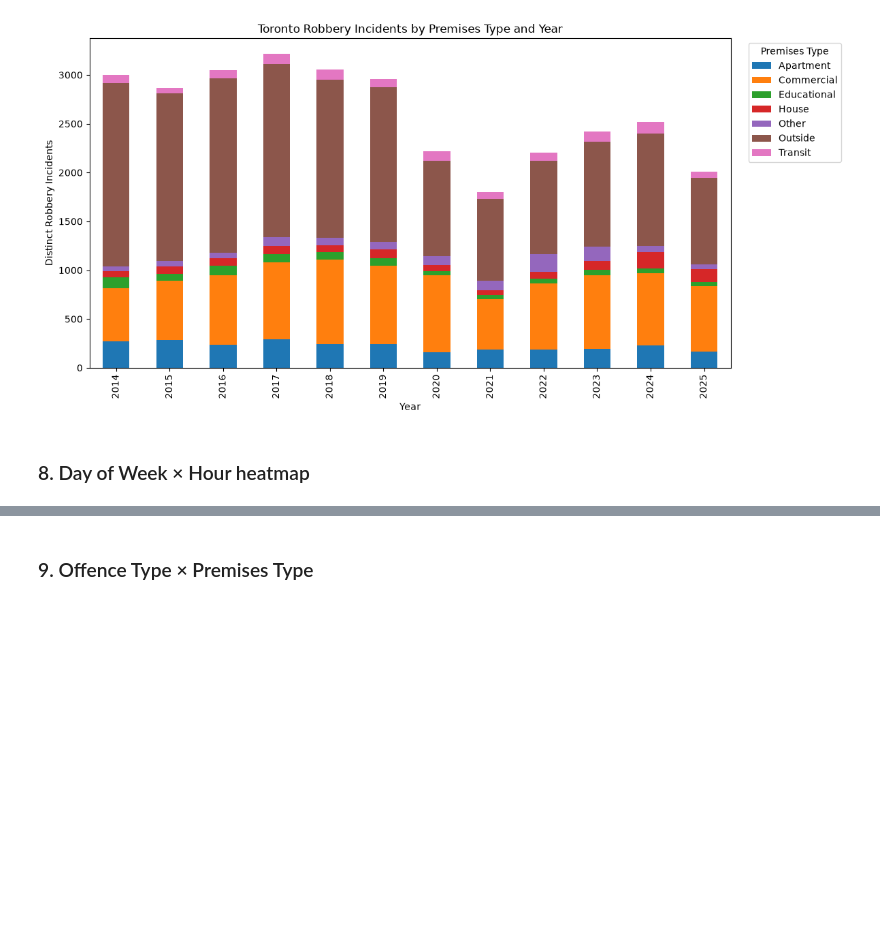
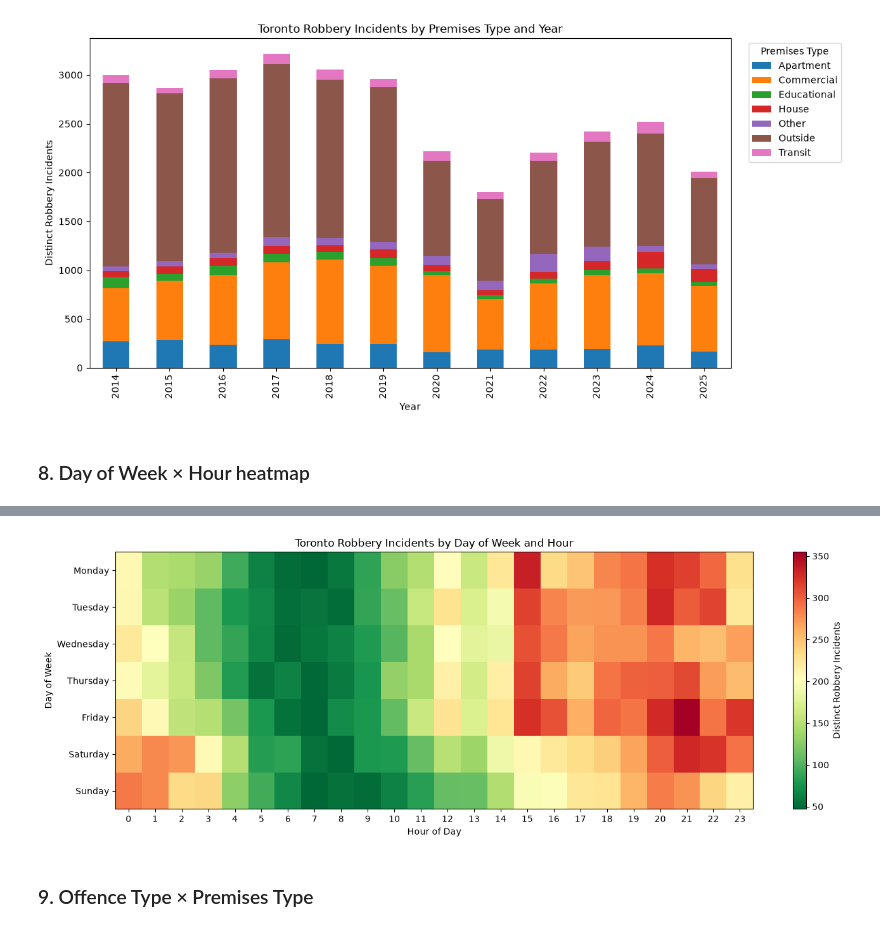
Before and after one commit to waz-abd/Toronto-Robbery-Analysis, a Jupyter notebook: main.ipynb, the cells around one changed output, grey strips where cells are left out. Drawn from its saved outputs; the diff is of its cells as text; code cells hidden in the pictures; blank space fills up the shorter version.

```diff
--- a/main.ipynb
+++ b/main.ipynb
@@ -210,3 +210,10 @@ plt.show()
 [figure]
 # %% [markdown]
 ### 8. Day of Week × Hour heatmap
+# %%
+analysis_df['OCC_DOW'] = (
+    analysis_df['OCC_DOW']
+    .astype('string')
+    .str.strip()
+    .str.title()
+)
@@ -213,3 +253,32 @@ plt.show()
+# %%
+plt.figure(figsize=(14, 5))
+
+plt.imshow(
+    day_hour.values,
+    aspect='auto',
+    cmap='RdYlGn_r'   # low = green, high = red
+)
+
+plt.colorbar(label='Distinct Robbery Incidents')
+
+plt.xticks(
+    range(len(day_hour.columns)),
+    day_hour.columns
+)
+
+plt.yticks(
+    range(len(day_hour.index)),
+    day_hour.index
+)
+
+plt.xlabel('Hour of Day')
+plt.ylabel('Day of Week')
+plt.title('Toronto Robbery Incidents by Day of Week and Hour')
+
+plt.tight_layout()
+plt.show()
+# %% [output]
+[figure, added]
 # %% [markdown]
 ### 9. Offence Type × Premises Type
 # %% [markdown]
```
Also changed, not shown: parts of 1 cell of this notebook.
